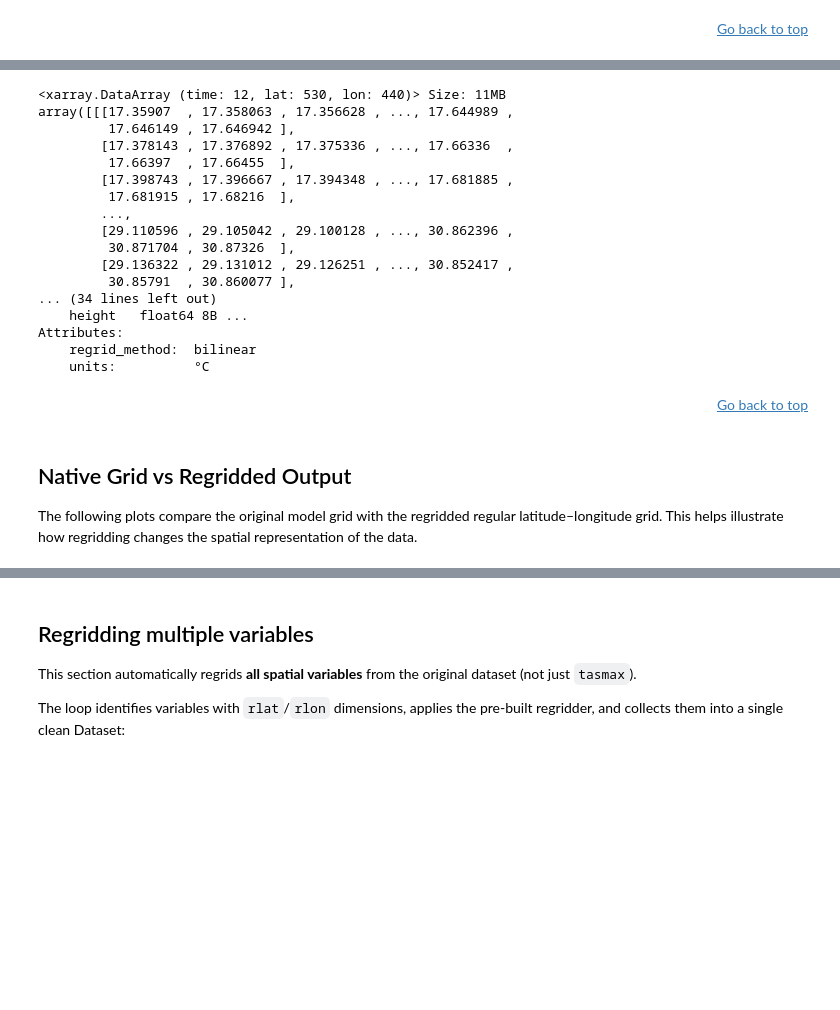
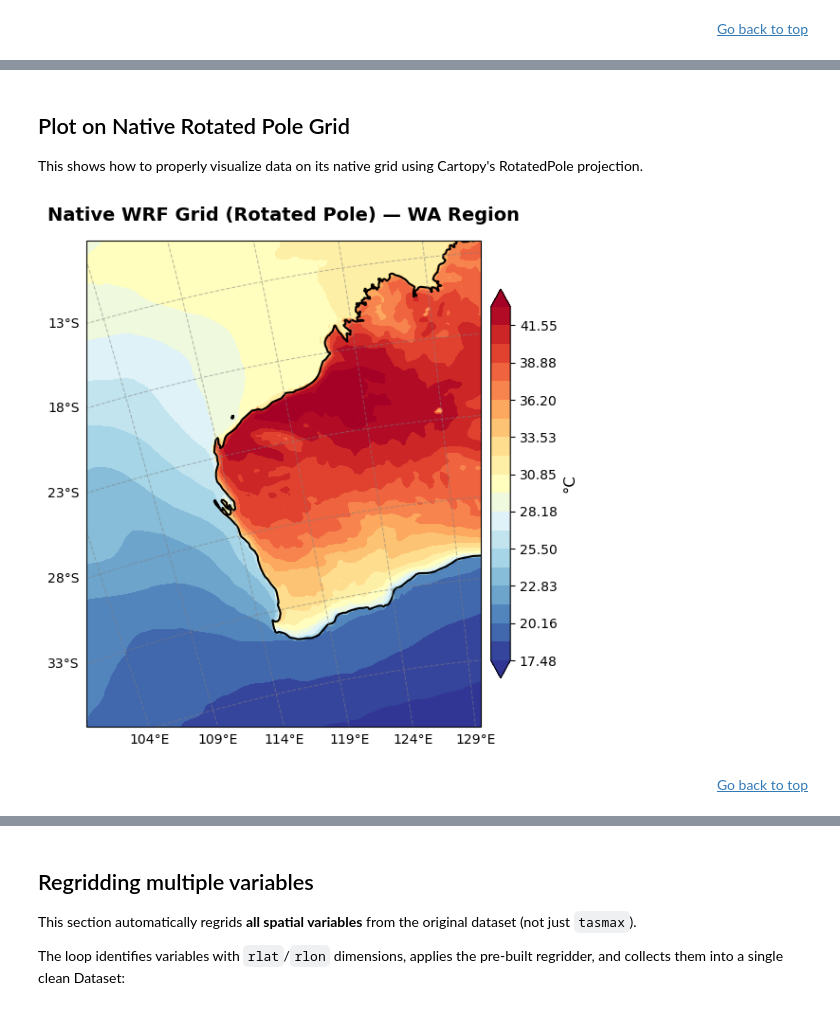
Before and after one commit to DikshaSagar/DWER, a Jupyter notebook: 02_regridding.ipynb, the cells around one changed output, grey strips where cells are left out. Cells and saved outputs as stored; diff of their text form; code cells hidden in the pictures; blank space fills up the shorter version.

```diff
--- a/02_regridding.ipynb
+++ b/02_regridding.ipynb
@@ -106,0 +86,8 @@ FrozenMappingWarningOnValuesAccess({'time': 12, 'rlat': 321, 'rlon': 497, 'bnds'
+# %%
+# Inspect the coordinate reference system
+crs_attrs = ds["crs"].attrs
+pole_lat = float(crs_attrs["grid_north_pole_latitude"])
+pole_lon = float(crs_attrs["grid_north_pole_longitude"])
+
+print(f"  Pole latitude: {pole_lat}°")
+print(f"  Pole longitude: {pole_lon}°")
@@ -172,0 +120,27 @@ For analyses sensitive to conservation (e.g. precipitation totals), conservative
+# %%
+def crop_to_wa(ds):
+    """
+    Crop dataset to Western Australia region.
+
+    Applies np.mod(lon, 360) to handle international dateline crossing.
+    """
+    # Fix dateline crossing: convert longitude from -180→180 to 0→360
+    # Keep as xarray DataArray (not .values)
+    lon = np.mod(ds["lon"], 360)
+    lat = ds["lat"]
+
+    # WA bounding box (now an xarray DataArray)
+    wa_mask = (
+        (lon >= 108) & (lon <= 130) &
+        (lat >= -39) & (lat <= -12)
+    )
+
+    return ds.where(wa_mask, drop=True)
+
+# Apply crop
+ds_wa = crop_to_wa(ds)
+ds_wa = ds_wa.assign(tasmax_c=tasmax_c)
+
+
+print(f"Original grid: {ds.dims['rlat']} × {ds.dims['rlon']} = {ds.dims['rlat'] * ds.dims['rlon']:,} points")
+print(f"WA cropped:    {ds_wa.dims['rlat']} × {ds_wa.dims['rlon']} = {ds_wa.dims['rlat'] * ds_wa.dims['rlon']:,} points")
@@ -193,20 +154,3 @@ tasmax_rg = kelvin_to_celsius(tasmax_rg)
-# %%
-tasmax_rg
-# %% [output]
-<xarray.DataArray (time: 12, lat: 530, lon: 440)> Size: 11MB
-array([[[17.35907  , 17.358063 , 17.356628 , ..., 17.644989 ,
-         17.646149 , 17.646942 ],
-        [17.378143 , 17.376892 , 17.375336 , ..., 17.66336  ,
-         17.66397  , 17.66455  ],
-        [17.398743 , 17.396667 , 17.394348 , ..., 17.681885 ,
-         17.681915 , 17.68216  ],
-        ...,
-        [29.110596 , 29.105042 , 29.100128 , ..., 30.862396 ,
-         30.871704 , 30.87326  ],
-        [29.136322 , 29.131012 , 29.126251 , ..., 30.852417 ,
-         30.85791  , 30.860077 ],
-... (34 lines left out)
-    height   float64 8B ...
-Attributes:
-    regrid_method:  bilinear
-    units:          °C
+# %% [markdown]
+## Plot on Native Rotated Pole Grid
+This shows how to properly visualize data on its native grid using Cartopy's RotatedPole projection.
@@ -213,10 +266,15 @@ Attributes:
+# %%
+# Plot January 2019
+fig, ax = plot_native_wrf(
+    ds_wa,
+    "tasmax_c",
+    time_index=0,
+    title="Native WRF Grid (Rotated Pole) — WA Region"
+)
+plt.show()
+# %% [output]
+[figure, added]
 # %% [markdown]
 <div style="text-align: right">
   <a href="#top">Go back to top</a>
 </div>
-# %% [markdown]
-## Native Grid vs Regridded Output
-
-The following plots compare the original model grid with the regridded
-regular latitude–longitude grid. This helps illustrate how regridding
-changes the spatial representation of the data.
```
Also changed, not shown: parts of 57 cells of this notebook.
